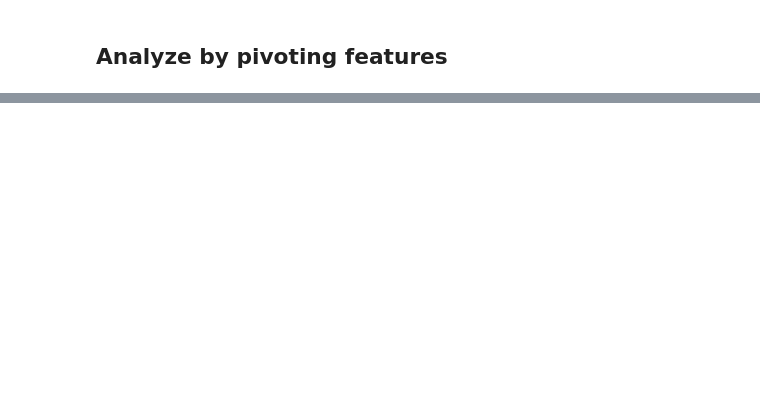
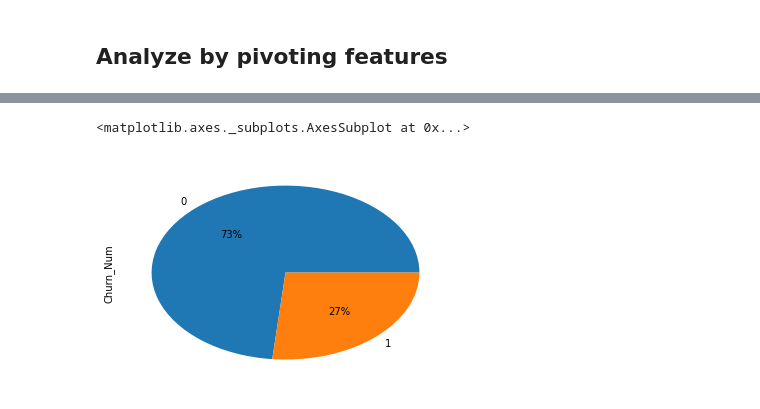
Before and after one commit to bh7781/DataScience, a Jupyter notebook: DataSets/telco-customer-churn/telco_churn.ipynb, the cells around one changed output, grey strips where cells are left out. Saved outputs shown, nothing was run; the diff lists cells and outputs as text; code cells hidden in the pictures; blank space fills up the shorter version.

```diff
--- a/DataSets/telco-customer-churn/telco_churn.ipynb
+++ b/DataSets/telco-customer-churn/telco_churn.ipynb
@@ -240,0 +173,2 @@ grid.add_legend()
+# %%
+telecom['tenure'] = pd.cut(telecom['tenure'], [0, 12, 24, 48, 60, 1200], labels=['0-12', '12-24', '24-48', '48-60', '60+'])
@@ -240,0 +185,5 @@ grid.add_legend()
+# %%
+telecom['Churn_Num'].value_counts().plot.pie(autopct  = "%1.0f%%")
+# %% [output]
+<matplotlib.axes._subplots.AxesSubplot at 0x...>
+[figure, added]
```
Also changed, not shown: parts of 59 cells of this notebook, 2 other files.
